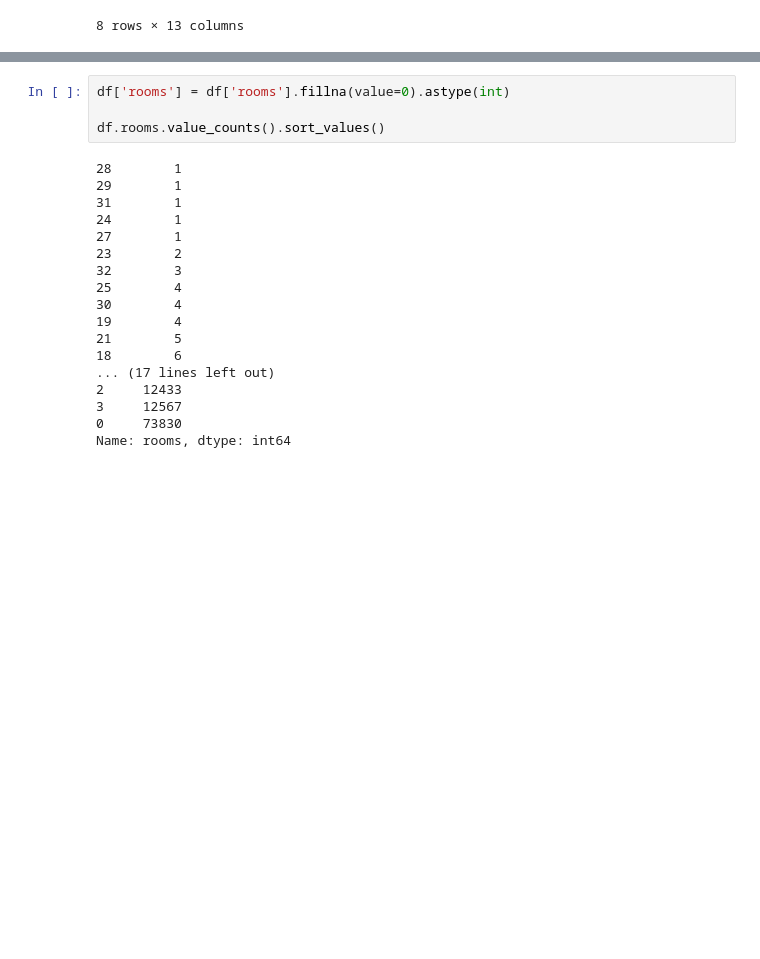
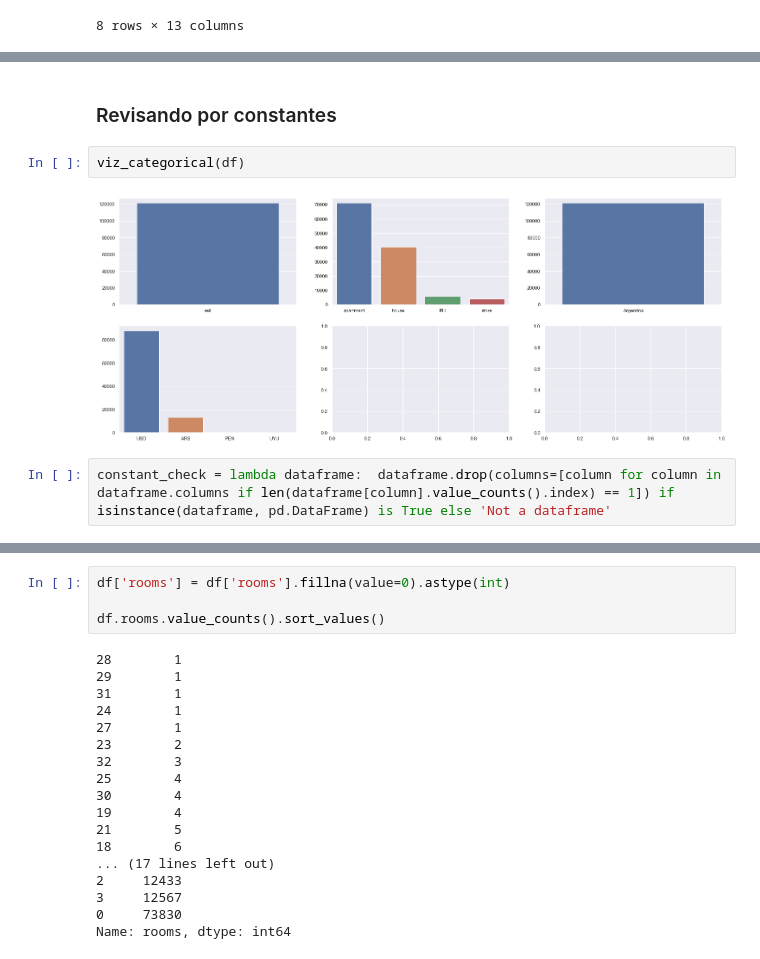
Before and after one commit to FabrizioV97/DHDS-TP1, a Jupyter notebook: Trabajo.ipynb, the cells around one changed output, grey strips where cells are left out. Cells and saved outputs as stored; diff of their text form; blank space fills up the shorter version.

```diff
--- a/Trabajo.ipynb
+++ b/Trabajo.ipynb
@@ -288,3 +293,11 @@ for column in df.columns:
+# %% [markdown]
+### Revisando por constantes
+# %%
+viz_categorical(df)
+# %% [output]
+[figure, added]
+# %%
+constant_check = lambda dataframe:  dataframe.drop(columns=[column for column in dataframe.columns if len(dataframe[column].value_counts().index) == 1]) if isinstance(dataframe, pd.DataFrame) is True else 'Not a dataframe'
 # %%
 def constant_check(dataframe):
     if isinstance(dataframe, pd.DataFrame) is True:
```
Also changed, not shown: parts of 12 cells of this notebook.
